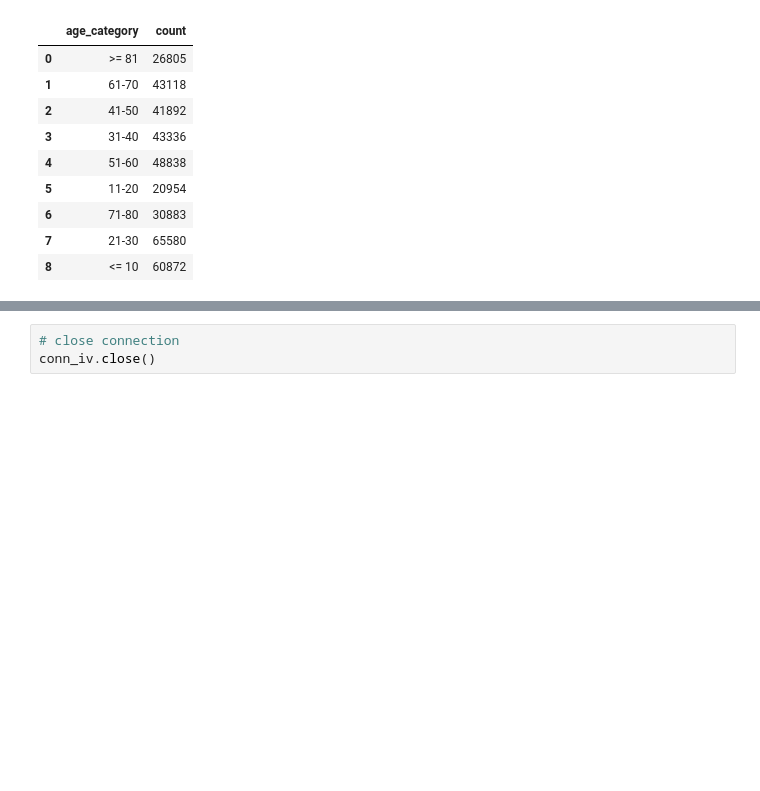
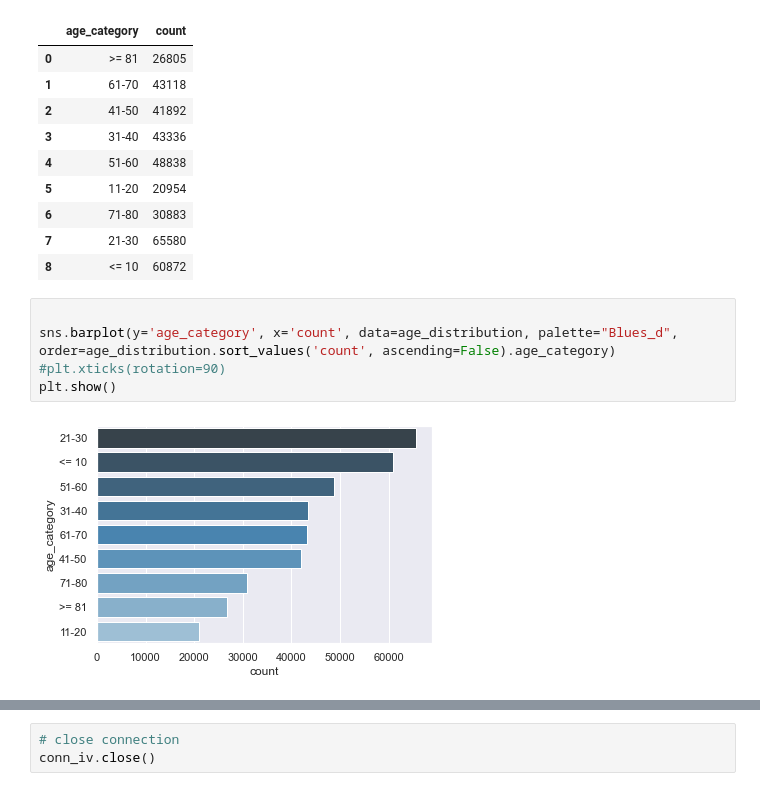
Before and after one commit to marymlucas/mimic_explore, a Jupyter notebook: mimic_explore_1.ipynb, the cells around one changed output, grey strips where cells are left out. Drawn from its saved outputs; the diff is of its cells as text; blank space fills up the shorter version.

```diff
--- a/mimic_explore_1.ipynb
+++ b/mimic_explore_1.ipynb
@@ -107,3 +137,10 @@ age_distribution
 | 6 | 71-80 | 30883 |
 | 7 | 21-30 | 65580 |
 | 8 | <= 10 | 60872 |
+# %%
+
+sns.barplot(y='age_category', x='count', data=age_distribution, palette="Blues_d", order=age_distribution.sort_values('count', ascending=False).age_category)
+#plt.xticks(rotation=90)
+plt.show()
+# %% [output]
+[figure, added]
```
Also changed, not shown: parts of 12 cells of this notebook.
